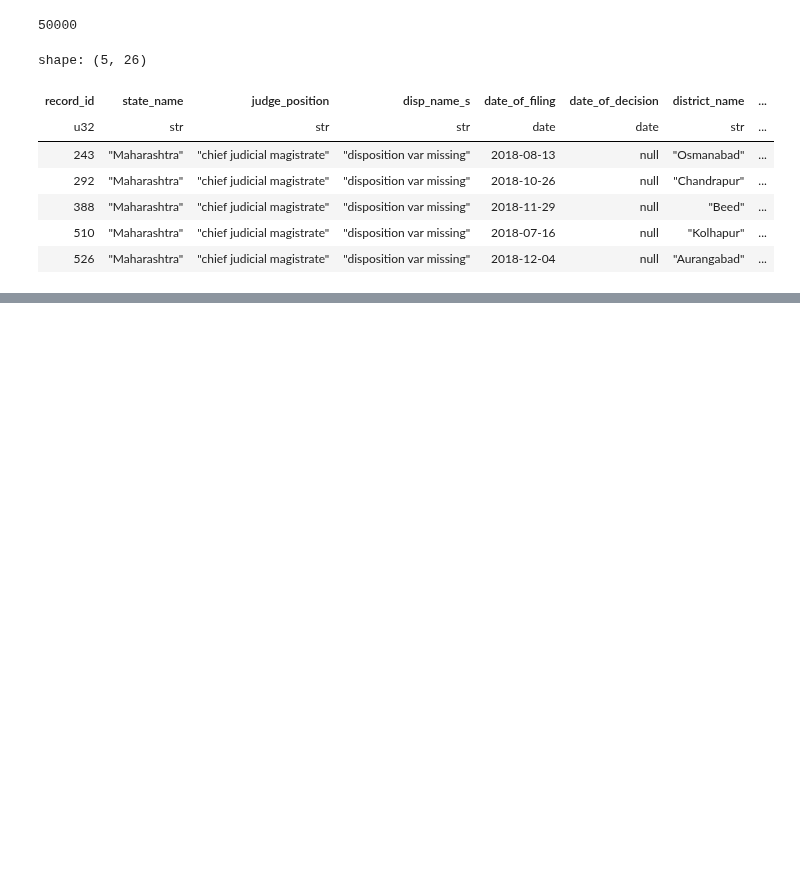
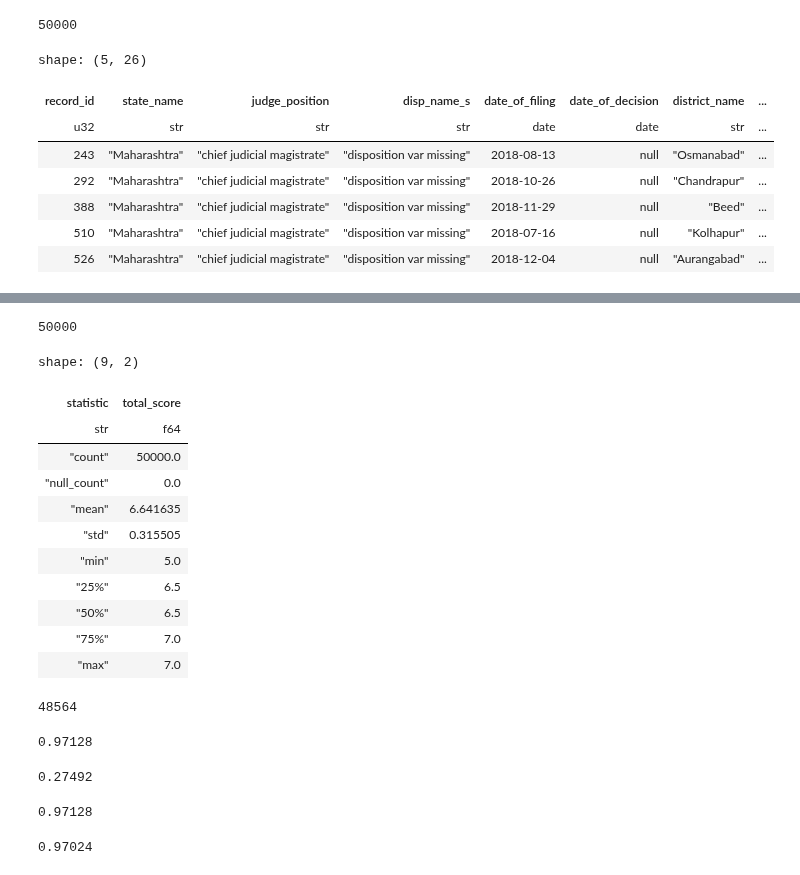
Before and after one commit to WalkerSimpson1/R_and_Python_corrupting_relinking, a Jupyter notebook: notebooks/nb3_python_linking.ipynb, the cells around one changed output, grey strips where cells are left out. Cells and saved outputs as stored; diff of their text form; code cells hidden in the pictures; blank space fills up the shorter version.

```diff
--- a/notebooks/nb3_python_linking.ipynb
+++ b/notebooks/nb3_python_linking.ipynb
@@ -253,3 +253,30 @@ shape: (5, 26)
 | 388 | "Maharashtra" | "chief judicial magistrate" | "disposition var missing" | 2018-11-29 | null | "Beed" | ... |
 | 510 | "Maharashtra" | "chief judicial magistrate" | "disposition var missing" | 2018-07-16 | null | "Kolhapur" | ... |
 | 526 | "Maharashtra" | "chief judicial magistrate" | "disposition var missing" | 2018-12-04 | null | "Aurangabad" | ... |
+# %%
+scored = scored.with_columns(pl.when
+                             (pl.col("filing_diff") == 0).then(1).when
+                             (pl.col("filing_diff") <= 3).then(0.8).otherwise(0).alias("filing_score"))
+
+
+scored = scored.with_columns(pl.when(pl.col("decision_diff").is_null()).then(0.5).when
+                             (pl.col("decision_diff") == 0).then(1).when
+                             (pl.col("decision_diff") <= 3).then(0.8).otherwise(0).alias("decision_score"))
+# %%
+scored = scored.with_columns(
+    pl.col("type_name_s_agree").cast(pl.Float64).fill_null(0.5).alias("type_name_s_score"),
+    pl.col("female_defendant_agree").cast(pl.Float64).fill_null(0.5).alias("female_defendant_score"),
+    pl.col("female_petitioner_agree").cast(pl.Float64).fill_null(0.5).alias("female_petitioner_score"),
+    (pl.col("district_sim") / 100).alias("district_score"),
+    (pl.col("court_sim") / 100).alias("court_score")
+)
+# %%
+scored = scored.with_columns((
+    pl.col("filing_score") +
+    pl.col("decision_score") +
+    pl.col("type_name_s_score") +
+    pl.col("female_defendant_score") +
+    pl.col("female_petitioner_score") +
+    pl.col("district_score") +
+    pl.col("court_score")
+    ).alias("total_score"))
@@ -255,0 +290,51 @@ shape: (5, 26)
+# %%
+sorted_scored = scored.sort("total_score", descending=True)
+best_matches = sorted_scored.unique(subset="record_id", keep="first")
+best_matches.height
+# %% [output]
+50000
+# %%
+best_matches.select(pl.col("total_score")).describe()
+# %% [output]
+shape: (9, 2)
+| statistic | total_score |
+| str | f64 |
+| "count" | 50000.0 |
+| "null_count" | 0.0 |
+| "mean" | 6.641635 |
+| "std" | 0.315505 |
+| "min" | 5.0 |
+| "25%" | 6.5 |
+| "50%" | 6.5 |
+| "75%" | 7.0 |
+| "max" | 7.0 |
+# %%
+research_result = best_matches.join(answers, on="record_id", suffix="_true")
+final_matches = research_result.filter(pl.col("ddl_case_id") == pl.col("ddl_case_id_true"))
+print(final_matches.height)
+# %% [output]
+48564
+# %%
+precision_and_recall = (final_matches.height / 50_000)
+print(precision_and_recall)
+# %% [output]
+0.97128
+# %%
+final_matches_perfect = final_matches.filter(pl.col("total_score") == 7)
+perfect_recall = (final_matches_perfect.height / 50_000)
+print(perfect_recall)
+# %% [output]
+0.27492
+# %%
+final_matches_5 = final_matches.filter(pl.col("total_score") >= 5)
+recall_5 = (final_matches_5.height / 50_000)
+print(recall_5)
+percision_5 = (recall_5 / 48564)
+# %% [output]
+0.97128
+# %%
+final_matches_5p5 = final_matches.filter(pl.col("total_score") >= 5.5)
+recall_5p5 = (final_matches_5p5.height / 50_000)
+print(recall_5p5)
+# %% [output]
+0.97024
```
Also changed, not shown: parts of 5 cells of this notebook.
